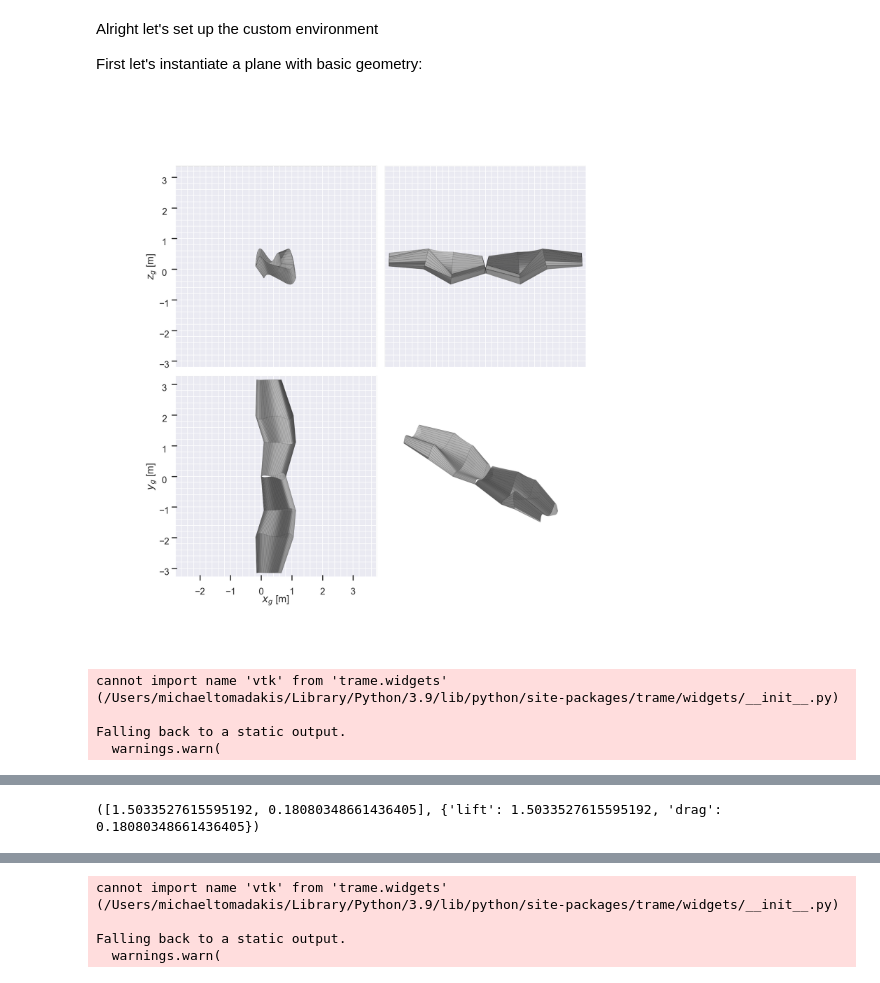
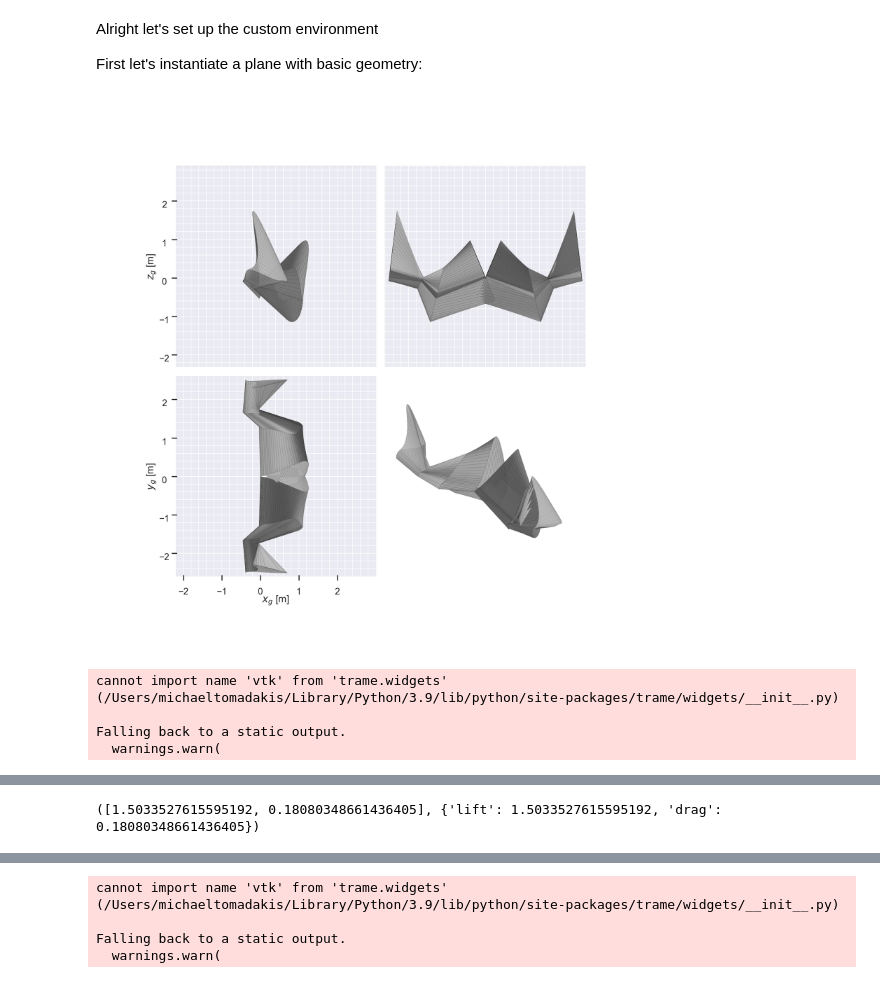
Before and after one commit to Skunkmeister/DSP-F23, a Jupyter notebook: MichaelTutorialCopy/attemptingPPOWithBaseline.ipynb, the cells around one changed output, grey strips where cells are left out. Cells and saved outputs as stored; diff of their text form; code cells hidden in the pictures.

```diff
--- a/MichaelTutorialCopy/attemptingPPOWithBaseline.ipynb
+++ b/MichaelTutorialCopy/attemptingPPOWithBaseline.ipynb
@@ -34,15 +34,15 @@ First let's instantiate a plane with basic geometry:
 import aerosandbox as asb
 import aerosandbox.numpy as np
 #HYPERPARAMS
-dX_bounds = (-0.1, .1)
-dY_bounds = (-0.1, 0.1)
-dZ_bounds = (-0.1, 0.1)
-dChord_bounds = (-0.1, 0.1)
-dTwist_bounds = (-1, 1)
-KT_bounds = (9, 10)
-KB_bounds = (-3, -2)
-N_bounds = (1, 10)
-LEW_bounds = (1, 1)
+dX_bounds = (-0.2, 0.2)
+dY_bounds = (-0.2, 0.2)
+dZ_bounds = (-0.2, 0.2)
+dChord_bounds = (-0.2, 0.2)
+dTwist_bounds = (-9, 9)
+KT_bounds = (0, 5)
+KB_bounds = (-3, 0)
+N_bounds = (1, 4)
+LEW_bounds = (0, 1)
 
 numChords = 4
 kulfanWeightResolution = 6
@@ -176,7 +176,8 @@ class AeroEnv(gym.Env):
     # truncated (bool): Whether the truncation condition outside the scope of the MDP is satisfied.
     # info (dict): Contains auxiliary diagnostic information (helpful for debugging, learning, and logging).
 
-	def reset(self, seed):
+	def reset(self, seed=123):
+		super().reset(seed=seed)
 		# Reinitialize wing sections to their initial states
 		self.xsecs = [asb.WingXSec(
 			xyz_le=self.init_xyz_le[i],
@@ -226,16 +227,16 @@ class AeroEnv(gym.Env):
 # %%
 env = AeroEnv()
 episodes = 50
-obs = env.reset(123)
+obs = env.reset()
 random_action = env.action_space.sample()
 obs, reward, terminated, truncated, info = env.step(random_action)
 obs, reward, terminated, truncated, info = env.step(random_action)
 obs, reward, terminated, truncated, info = env.step(random_action)
 env.render()
-print(env.reset(123))
+print(env.reset())
 env.render()
 # %% [output]
-[figure, old version]
+[figure, new version]
 cannot import name 'vtk' from 'trame.widgets' (/Users/michaeltomadakis/Library/Python/3.9/lib/python/site-packages/trame/widgets/__init__.py)
 
 Falling back to a static output.
```
Also changed, not shown: parts of 4 cells of this notebook.
